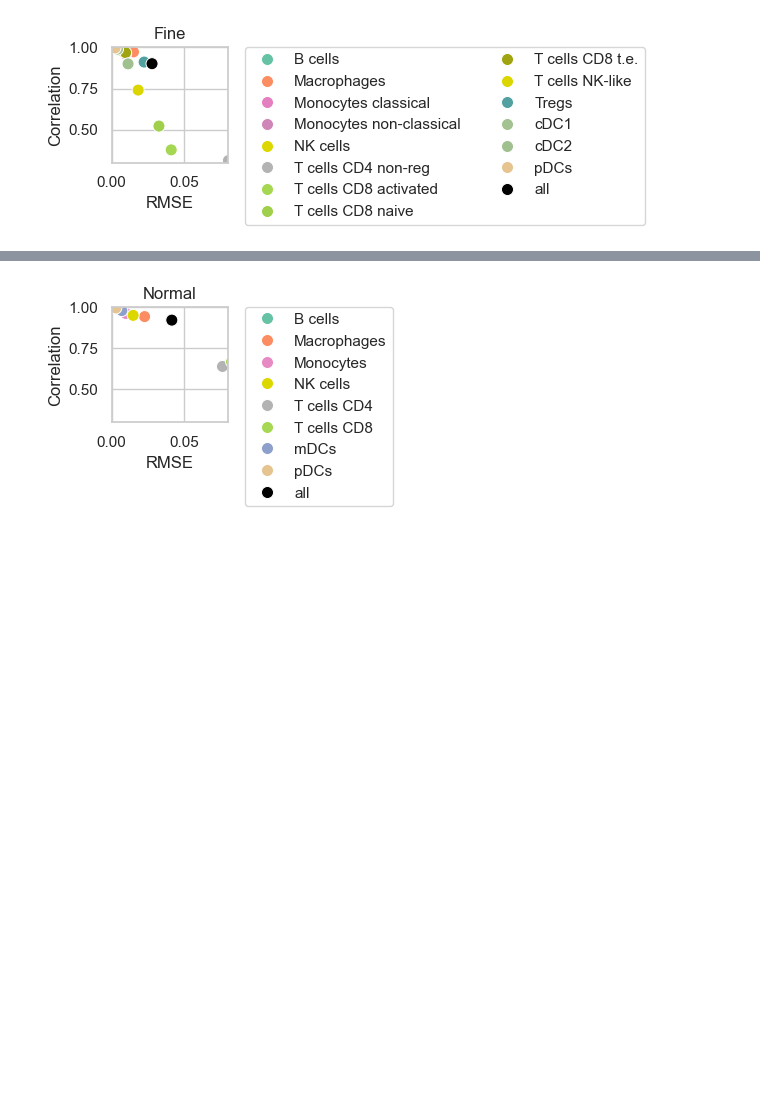
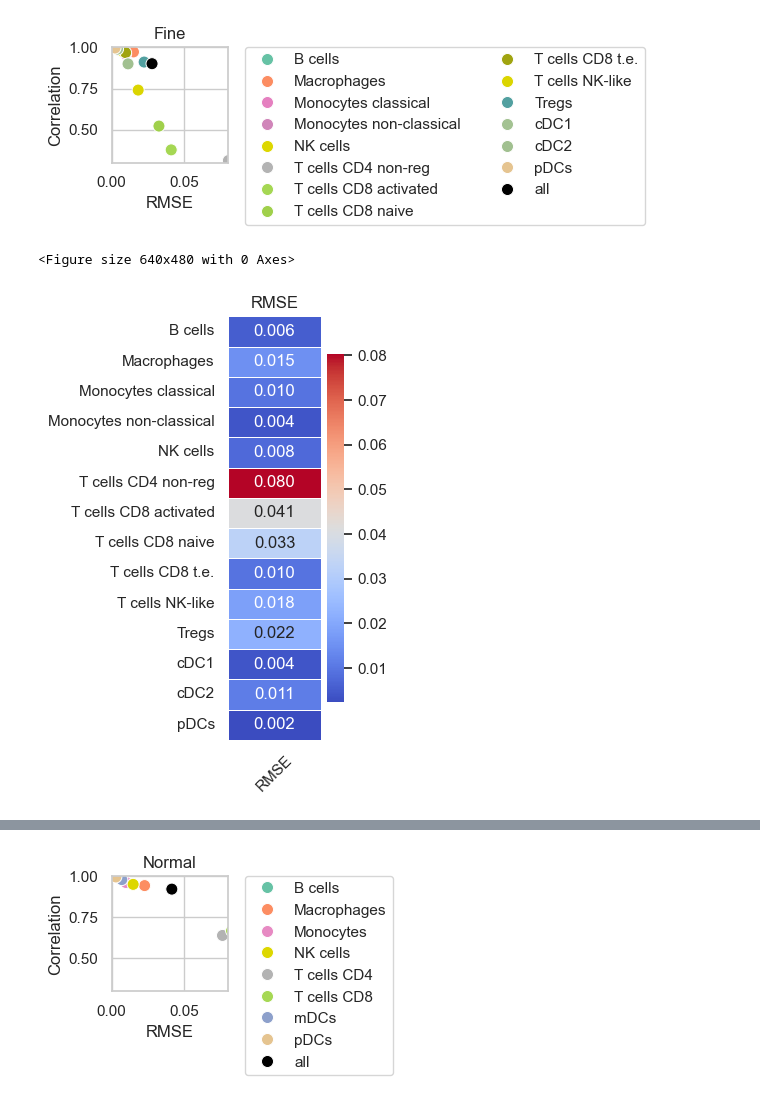
Before and after one commit to ComputationalBiomedicineGroup/rectangle_paper, a Jupyter notebook: notebooks/figure_3.ipynb, the cells around one changed output, grey strips where cells are left out. Saved outputs shown, nothing was run; the diff lists cells and outputs as text; code cells hidden in the pictures; blank space fills up the shorter version.

```diff
--- a/notebooks/figure_3.ipynb
+++ b/notebooks/figure_3.ipynb
@@ -701,3 +892,28 @@ plt.savefig('../figures/3d_scatter_fine.pdf', bbox_inches='tight')
 plt.show()
 # %% [output]
 [figure]
+# %%
+# heatmaps of fine rmse and r
+df_rmse = x_fine_cells['RMSE'].to_frame().T
+# remove 'all' row
+df_rmse = df_rmse.drop(columns='all')
+plt.figure(facecolor='white')
+# size
+plt.figure(figsize=(1.5, 5.5))
+# Plot the first heatma
+import seaborn as sns
+sns.set_style("white")
+
+sns.heatmap(df_rmse.T, annot=True, cmap='coolwarm', fmt=".3f", linewidths=.5)
+plt.title('RMSE')
+#rotating the x-axis labels
+plt.xticks(rotation=45)
+
+
+# Adjust spacing between subplots
+plt.tight_layout()
+
+plt.savefig('../figures/fig_rmse_fine_heat.pdf', bbox_inches='tight')
+# %% [output]
+<Figure size 640x480 with 0 Axes>
+[figure, added]
```
Also changed, not shown: parts of 11 cells of this notebook, 1 other file.
